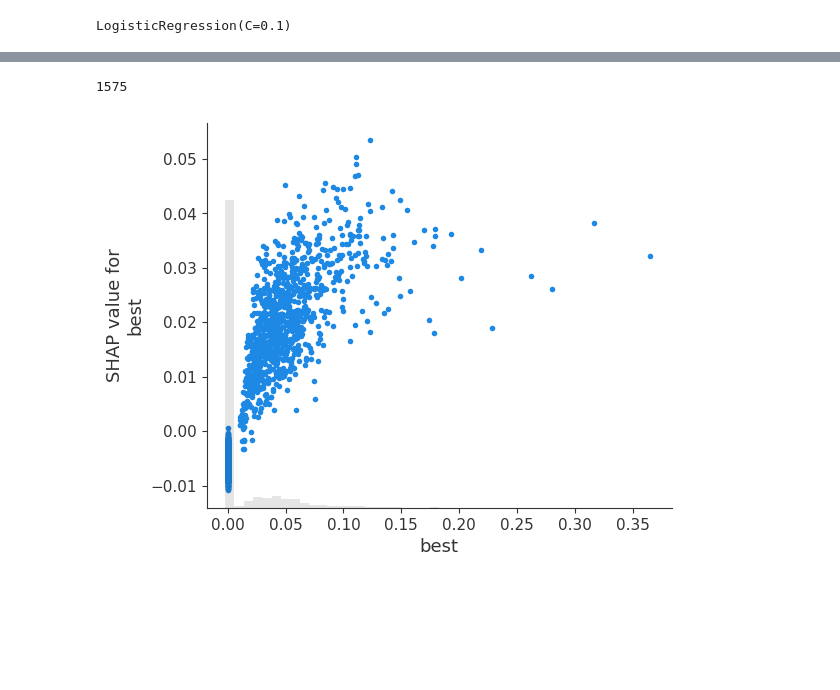
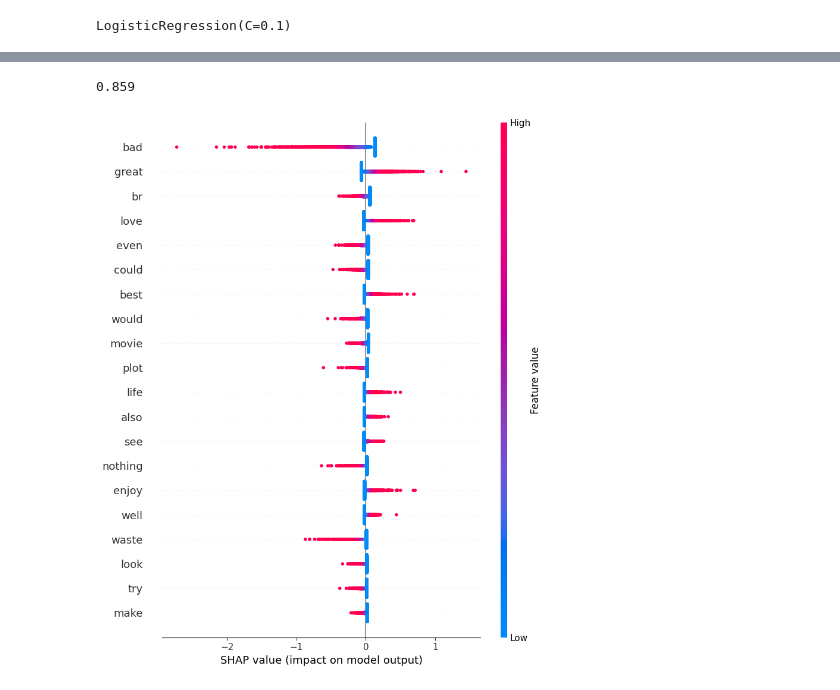
Before and after one commit to wideraHannes/SHAP-In-NLP, a Jupyter notebook: Sentiment/models/logisticREG.ipynb, the cells around one changed output, grey strips where cells are left out. Cells and saved outputs as stored; diff of their text form; code cells hidden in the pictures; blank space fills up the shorter version.

```diff
--- a/Sentiment/models/logisticREG.ipynb
+++ b/Sentiment/models/logisticREG.ipynb
@@ -17,8 +86,4 @@ The 'nopython' keyword argument was not supplied to the 'numba.jit' decorator. T
 # %%
-corpus,y = shap.datasets.imdb()
-corpus_train, corpus_test, y_train, y_test = train_test_split(corpus, y, test_size=0.2, random_state=7)
-
-
 vectorizer = TfidfVectorizer(min_df=10)
 X_train = vectorizer.fit_transform(corpus_train)
 X_test = vectorizer.transform(corpus_test)
@@ -97,10 +114,0 @@ print(X_train[:3])
-# %%
-from sklearn import svm
-
-# Classifier - Algorithm - SVM
-# fit the training dataset on the classifier
-SVM = svm.SVC(C=1.0, kernel='linear', degree=3, gamma='auto', probability=True)
-SVM.fit(X_train,y_train)
-# predict the labels on validation dataset
-predictions_SVM = SVM.predict(X_test)
-# Use accuracy_score function to get the accuracy
@@ -128,5 +114,0 @@ NameError: name 'explainer' is not defined
-# %%
-from sklearn.ensemble import RandomForestClassifier
-
-model = RandomForestClassifier()
-model.fit(X_train.toarray(), y_train)
@@ -172,11 +115,15 @@ shap.plots.scatter(shap_values[:,feature_names.tolist().index("best"),1])
-# %%
-print(feature_names.tolist().index("best"))
-shap.plots.scatter(shap_values[:,1575,1])
-
-# Was heisst der obere Ausdruck
-# [X_test_array, feature_names=vectorizer.get_feature_names()]
-# das komplette test arrray an der stelle 1575 also das wort best
-# impact auf die klassifizierung 1 = positiv
-# %% [output]
-1575
-[figure, removed]
+# %%
+# Evaluate our classifier's performance
+sklearn.metrics.accuracy_score(model.predict(X_test), y_test)
+# %% [output]
+0.859
+# %%
+# Initialize the explainer
+explainer = shap.Explainer(model, X_train, feature_names=vectorizer.get_feature_names_out())
+# Apply it to the test data
+shap_values = explainer(X_test)
+# %%
+X_test_array = X_test.toarray() # We need to provide the data in dense format, not sparse
+shap.summary_plot(shap_values, X_test_array)
+# %% [output]
+[figure, added]
```
Also changed, not shown: parts of 46 cells of this notebook, 3 other files.
